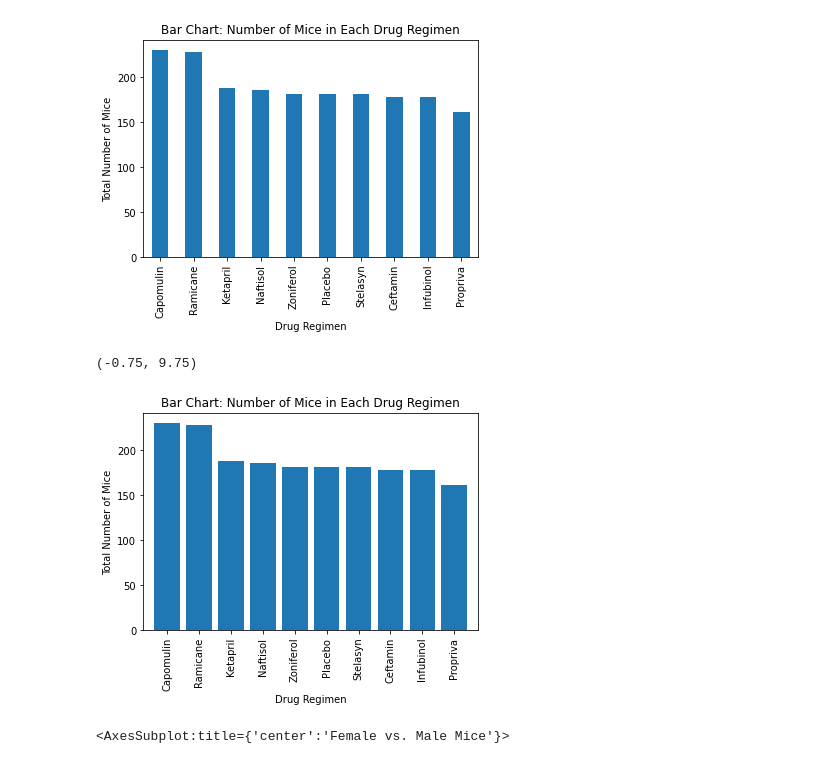
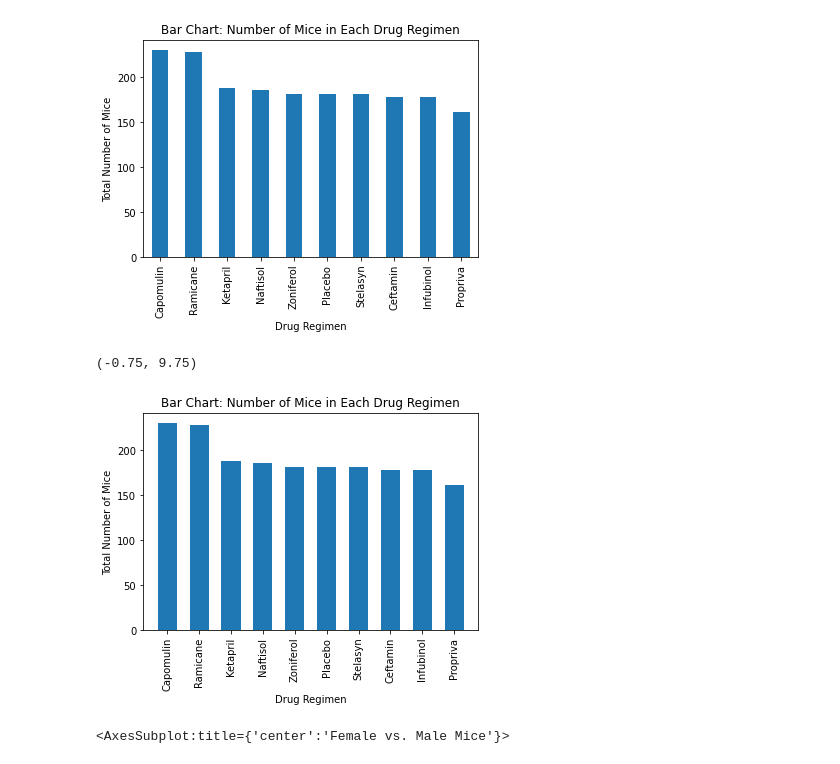
Before and after one commit to clairewkh/Matplotlib-Challenge, a Jupyter notebook: pymaceuticals_starter.ipynb, the cells around one changed output. Drawn from its saved outputs; the diff is of its cells as text; code cells hidden in the pictures.

```diff
--- a/pymaceuticals_starter.ipynb
+++ b/pymaceuticals_starter.ipynb
@@ -117,16 +115,16 @@ drug_bar.plot(kind = 'bar', xlabel = "Drug Regimen", ylabel = "Total Number of M
 # %%
 # Generate a bar plot showing the total number of measurements taken on each drug regimen using pyplot.
 x_axis = np.arange(len(drug_bar))
-plt.bar(x_axis,drug_bar)
+plt.bar(x_axis,drug_bar,width = 0.6)
 plt.xlabel("Drug Regimen")
 plt.ylabel("Total Number of Mice")
 plt.title("Bar Chart: Number of Mice in Each Drug Regimen")
 ticks_name = [val for val in x_axis]
 plt.xticks(ticks_name, drug_bar.index.values, rotation = "vertical")
 plt.xlim(-0.75,len(x_axis)-0.25)
 # %% [output]
 (-0.75, 9.75)
-[figure, old version]
+[figure, new version]
 # %%
 # Generate a pie plot showing the distribution of female versus male mice using pandas
 sex = mouse_com['Sex'].value_counts()
```
Also changed, not shown: parts of 17 cells of this notebook.
